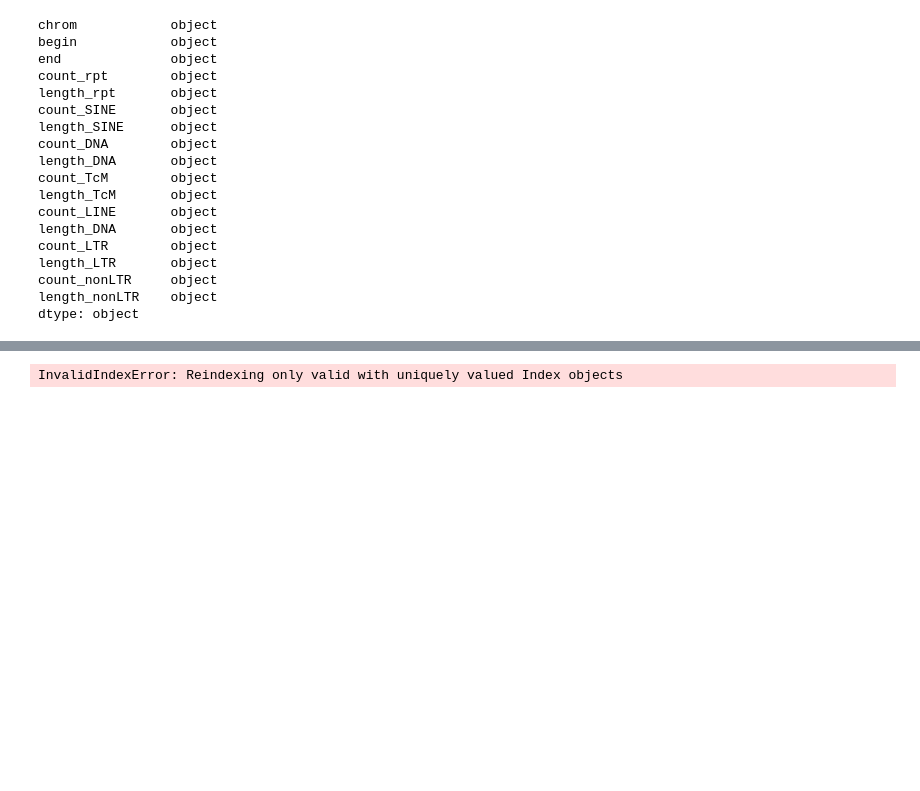
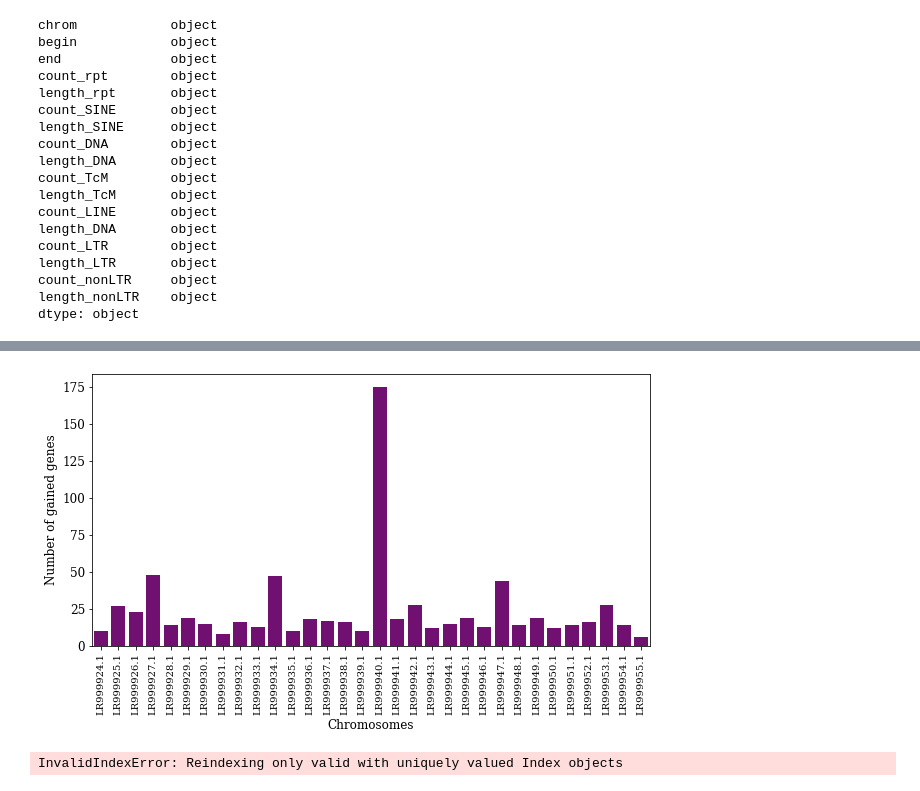
Before and after one commit to DaSh-bash/GenomeVanessa, a Jupyter notebook: VanessaRepeat/RepeatWindowAnalysis2-Copy1.ipynb, the cells around one changed output, grey strips where cells are left out. Saved outputs shown, nothing was run; the diff lists cells and outputs as text; code cells hidden in the pictures; blank space fills up the shorter version.

Commit message:
gained_genes

```diff
--- a/VanessaRepeat/RepeatWindowAnalysis2-Copy1.ipynb
+++ b/VanessaRepeat/RepeatWindowAnalysis2-Copy1.ipynb
@@ -593,0 +610,4 @@ dtype: object
+# %%
+dfr=pd.read_csv("/Users/dariashipilina/Documents/GitHub/GenomeVanessa/VanessaAnnotation/Gained_genes_per_chrom.tsv", sep='\t', header=0)
+dfr.columns =["chrom", "duplic_genes"]
+dfr
@@ -594,3 +632,14 @@ dtype: object
+# %%
+ml.rcParams['figure.figsize'] = (10, 5)
+sns.barplot(x=dfr["chrom"], y=dfr["duplic_genes"] , color="purple")
+plt.xticks(rotation=90)
+plt.xlabel("Chromosomes")
+plt.ylabel("Number of gained genes")
+plt.tick_params(axis='x', labelsize=10)
+plt.savefig("/Users/dariashipilina/Documents/GitHub/GenomeVanessa/VanessaAnnotation/gained_genes.pdf",bbox_inches="tight")
+plt.savefig("/Users/dariashipilina/Documents/GitHub/GenomeVanessa/VanessaAnnotation/gained_genes.jpg",bbox_inches="tight")
+# %% [output]
+[figure, added]
 # %%
 cols = df3.columns.drop(df3['chrom'])
 cols
```
Also changed, not shown: parts of 3 cells of this notebook, 4 other files.
